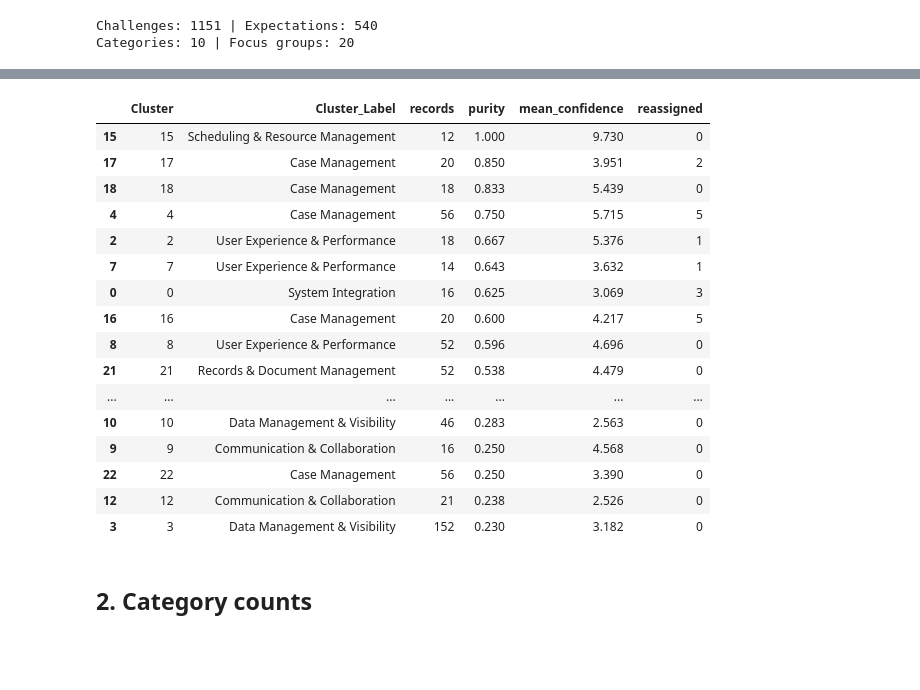
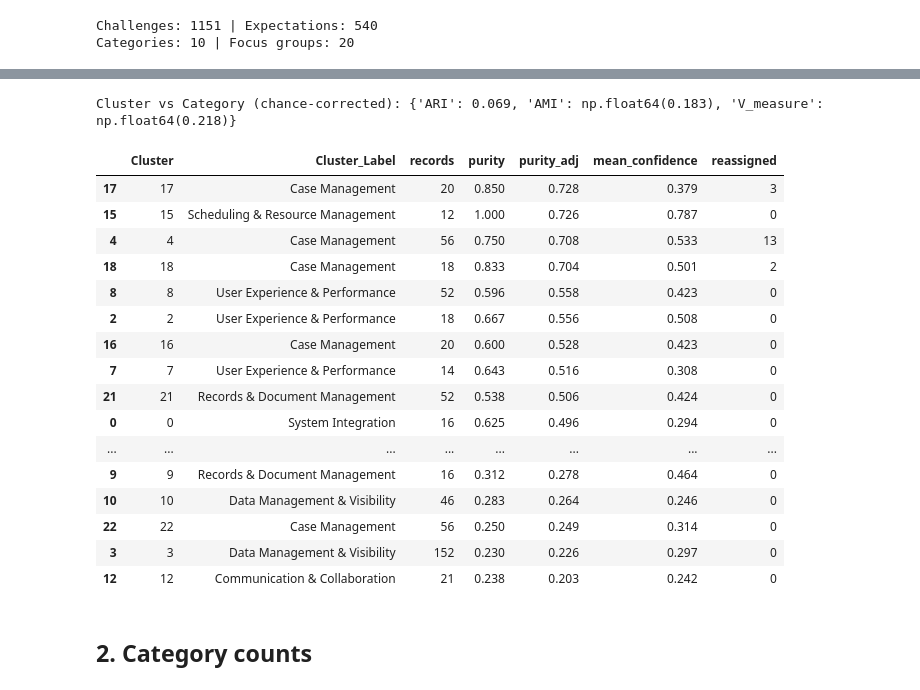
Before and after one commit to lilswapnil/IPS, a Jupyter notebook: notebook/notebook.ipynb, the cells around one changed output, grey strips where cells are left out. Saved outputs shown, nothing was run; the diff lists cells and outputs as text; code cells hidden in the pictures; blank space fills up the shorter version.

```diff
--- a/notebook/notebook.ipynb
+++ b/notebook/notebook.ipynb
@@ -138,48 +172,58 @@ Expectations: 10/540 records took the cluster label (1.9%)
 # %%
-# Compare cluster purity against category confidence, per cluster (challenges).
+# Adjusted purity vs entropy confidence — matching 0-1 scales (challenges).
+print("Cluster vs Category (chance-corrected):", cluster_agreement(df))
+
+mask = df["Cluster"] != -1
 purity_summary = (
-    df[df["Cluster"] != -1]
+    df[mask]
     .groupby(["Cluster", "Cluster_Label"])
     .agg(
         records=("Category", "size"),
         purity=("Cluster_Purity", "first"),
-        mean_confidence=("Category_Confidence", "mean"),
+        purity_adj=("Cluster_Purity_Adj", "first"),
+        mean_confidence=("Category_Confidence_Norm", "mean"),
         reassigned=("Category_Reassigned", "sum"),
     )
     .reset_index()
-    .sort_values("purity", ascending=False)
+    .sort_values("purity_adj", ascending=False)
 )
 display(purity_summary.round(3))
 
 fig_pc = px.scatter(
-    df[df["Cluster"] != -1],
-    x="Category_Confidence", y="Cluster_Purity",
-    color="Cluster_Label",
-    hover_data=["focus_group", "Category", "final_category"],
-    title="Cluster purity vs category confidence (challenges)",
+    df[mask], x="Category_Confidence_Norm", y="Cluster_Purity_Adj",
+    color="Category_Reassigned", size="Cluster_Size",
+    hover_data=["focus_group", "Category", "final_category", "Cluster_Size", "Cluster_Purity"],
+    title="Adjusted cluster purity vs entropy confidence (both 0–1)",
+    color_discrete_map={True: "#E76F51", False: "#2A9D8F"},
+    labels={"Category_Reassigned": "Took cluster label"},
 )
-fig_pc.add_hline(y=0.6, line_dash="dash", line_color="#94A3B8", annotation_text="purity 0.6")
-fig_pc.add_vline(x=3.0, line_dash="dash", line_color="#94A3B8", annotation_text="confidence 3.0")
-fig_pc.update_layout(height=520, width=1000, template="plotly_white")
+fig_pc.add_shape(type="line", x0=0, y0=0, x1=1, y1=1, line=dict(dash="dash", color="#94A3B8"))
+fig_pc.add_hline(y=0.6, line_dash="dot", line_color="#94A3B8", annotation_text="purity floor 0.6")
+fig_pc.update_layout(
+    height=560, width=860, template="plotly_white",
+    xaxis=dict(range=[0, 1], title="Category confidence (entropy, 0–1)"),
+    yaxis=dict(range=[0, 1], title="Cluster purity (adjusted, 0–1)"),
+)
 fig_pc.show()
 # %% [output]
+Cluster vs Category (chance-corrected): {'ARI': 0.069, 'AMI': np.float64(0.183), 'V_measure': np.float64(0.218)}
-|  | Cluster | Cluster_Label | records | purity | mean_confidence | reassigned |
-| 15 | 15 | Scheduling & Resource Management | 12 | 1.000 | 9.730 | 0 |
-| 17 | 17 | Case Management | 20 | 0.850 | 3.951 | 2 |
-| 18 | 18 | Case Management | 18 | 0.833 | 5.439 | 0 |
-| 4 | 4 | Case Management | 56 | 0.750 | 5.715 | 5 |
-| 2 | 2 | User Experience & Performance | 18 | 0.667 | 5.376 | 1 |
-| 7 | 7 | User Experience & Performance | 14 | 0.643 | 3.632 | 1 |
-| 0 | 0 | System Integration | 16 | 0.625 | 3.069 | 3 |
-| 16 | 16 | Case Management | 20 | 0.600 | 4.217 | 5 |
-| 8 | 8 | User Experience & Performance | 52 | 0.596 | 4.696 | 0 |
-| 21 | 21 | Records & Document Management | 52 | 0.538 | 4.479 | 0 |
-| ... | ... | ... | ... | ... | ... | ... |
-| 10 | 10 | Data Management & Visibility | 46 | 0.283 | 2.563 | 0 |
-| 9 | 9 | Communication & Collaboration | 16 | 0.250 | 4.568 | 0 |
-| 22 | 22 | Case Management | 56 | 0.250 | 3.390 | 0 |
-| 12 | 12 | Communication & Collaboration | 21 | 0.238 | 2.526 | 0 |
-| 3 | 3 | Data Management & Visibility | 152 | 0.230 | 3.182 | 0 |
+|  | Cluster | Cluster_Label | records | purity | purity_adj | mean_confidence | reassigned |
+| 17 | 17 | Case Management | 20 | 0.850 | 0.728 | 0.379 | 3 |
+| 15 | 15 | Scheduling & Resource Management | 12 | 1.000 | 0.726 | 0.787 | 0 |
+| 4 | 4 | Case Management | 56 | 0.750 | 0.708 | 0.533 | 13 |
+| 18 | 18 | Case Management | 18 | 0.833 | 0.704 | 0.501 | 2 |
+| 8 | 8 | User Experience & Performance | 52 | 0.596 | 0.558 | 0.423 | 0 |
+| 2 | 2 | User Experience & Performance | 18 | 0.667 | 0.556 | 0.508 | 0 |
+| 16 | 16 | Case Management | 20 | 0.600 | 0.528 | 0.423 | 0 |
+| 7 | 7 | User Experience & Performance | 14 | 0.643 | 0.516 | 0.308 | 0 |
+| 21 | 21 | Records & Document Management | 52 | 0.538 | 0.506 | 0.424 | 0 |
+| 0 | 0 | System Integration | 16 | 0.625 | 0.496 | 0.294 | 0 |
+| ... | ... | ... | ... | ... | ... | ... | ... |
+| 9 | 9 | Records & Document Management | 16 | 0.312 | 0.278 | 0.464 | 0 |
+| 10 | 10 | Data Management & Visibility | 46 | 0.283 | 0.264 | 0.246 | 0 |
+| 22 | 22 | Case Management | 56 | 0.250 | 0.249 | 0.314 | 0 |
+| 3 | 3 | Data Management & Visibility | 152 | 0.230 | 0.226 | 0.297 | 0 |
+| 12 | 12 | Communication & Collaboration | 21 | 0.238 | 0.203 | 0.242 | 0 |
 # %% [markdown]
 ## 2. Category counts
 # %%
```
Also changed, not shown: parts of 6 cells of this notebook, 37 other files.
